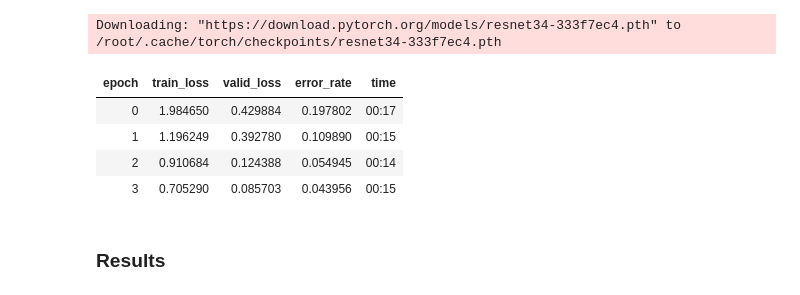
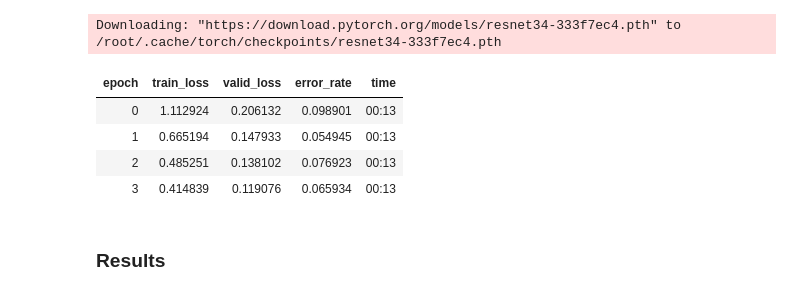
Before and after one commit to butterflyology/Neonympha_geomorph, a Jupyter notebook: code/pytorch_classification.ipynb, the cells around one changed output. Saved outputs shown, nothing was run; the diff lists cells and outputs as text; code cells hidden in the pictures.

```diff
--- a/code/pytorch_classification.ipynb
+++ b/code/pytorch_classification.ipynb
@@ -18,7 +18,7 @@ Autosaving every 60 seconds
 # %%
 from fastai import *
 from fastai.vision import *
-batch_size = 64
+batch_size = 16
 # %% [markdown]
 Set the random seed
 # %%
@@ -39,7 +39,7 @@ cat_pat = '(N[a-z][a-z])'
 # %%
 image_data = ImageDataBunch.from_name_re(image_path, file_names, \
                                          pat = cat_pat, ds_tfms = get_transforms(), \
-                                         size = 224, bs = batch_size)
+                                         size = 301, bs = batch_size)
 # %% [markdown]
 Normalize the data
 # %%
@@ -79,17 +77,17 @@ len(image_data.classes), image_data.c
 # %% [markdown]
 ### Train `resnet34`
 # %%
-image_learn = create_cnn(image_data, models.resnet34, metrics = error_rate)
+image_learn34 = cnn_learner(image_data, models.resnet34, metrics = error_rate)
 # %% [output]
 Downloading: "https://download.pytorch.org/models/resnet34-333f7ec4.pth" to /root/.cache/torch/checkpoints/resnet34-333f7ec4.pth
 # %%
-image_learn.fit_one_cycle(4)
+image_learn34.fit_one_cycle(4)
 # %% [output]
 | epoch | train_loss | valid_loss | error_rate | time |
-| 0 | 1.984650 | 0.429884 | 0.197802 | 00:17 |
-| 1 | 1.196249 | 0.392780 | 0.109890 | 00:15 |
-| 2 | 0.910684 | 0.124388 | 0.054945 | 00:14 |
-| 3 | 0.705290 | 0.085703 | 0.043956 | 00:15 |
+| 0 | 1.112924 | 0.206132 | 0.098901 | 00:13 |
+| 1 | 0.665194 | 0.147933 | 0.054945 | 00:13 |
+| 2 | 0.485251 | 0.138102 | 0.076923 | 00:13 |
+| 3 | 0.414839 | 0.119076 | 0.065934 | 00:13 |
 # %% [markdown]
 ### Results
 # %%
```
Also changed, not shown: parts of 28 cells of this notebook, 1 other file.
